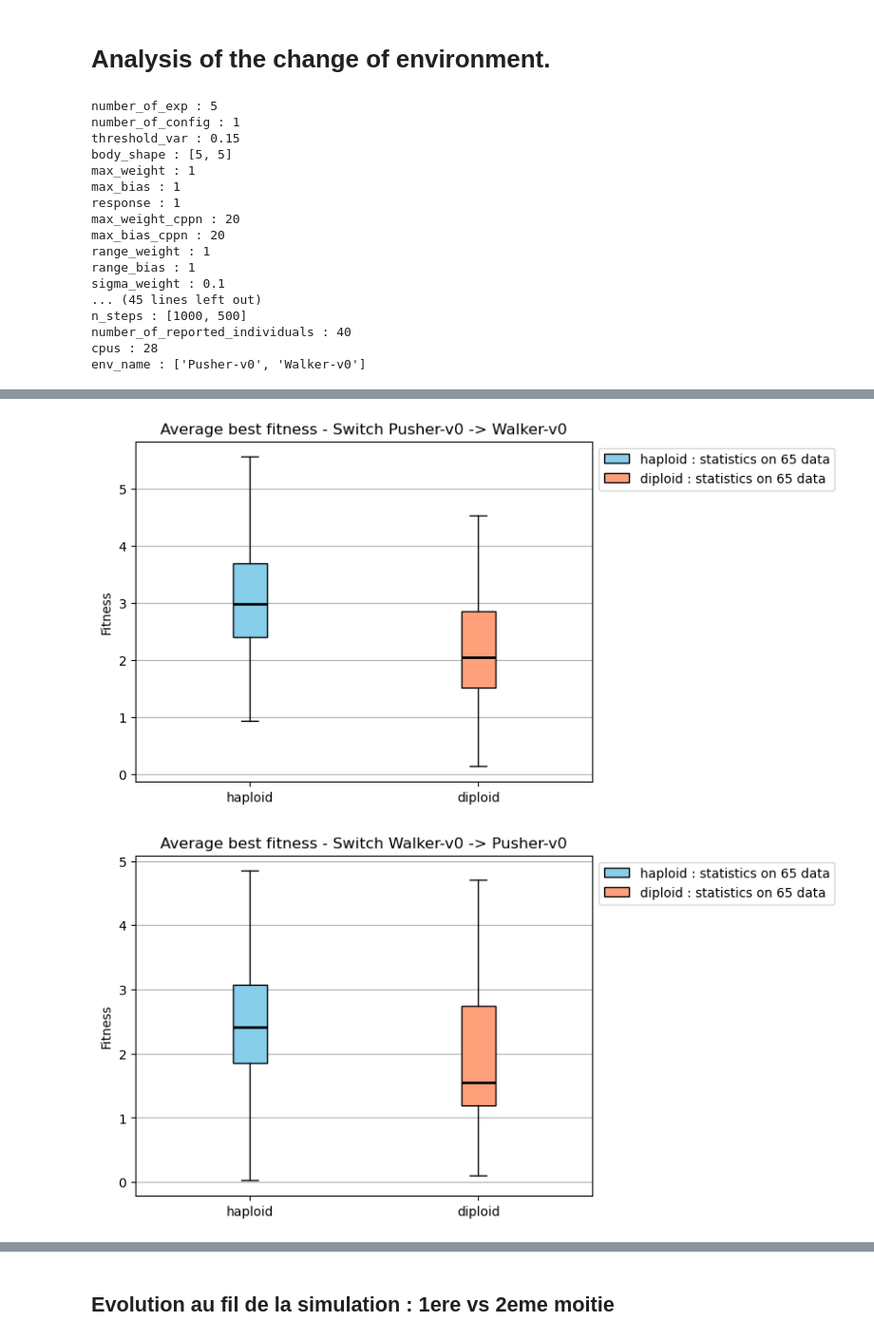
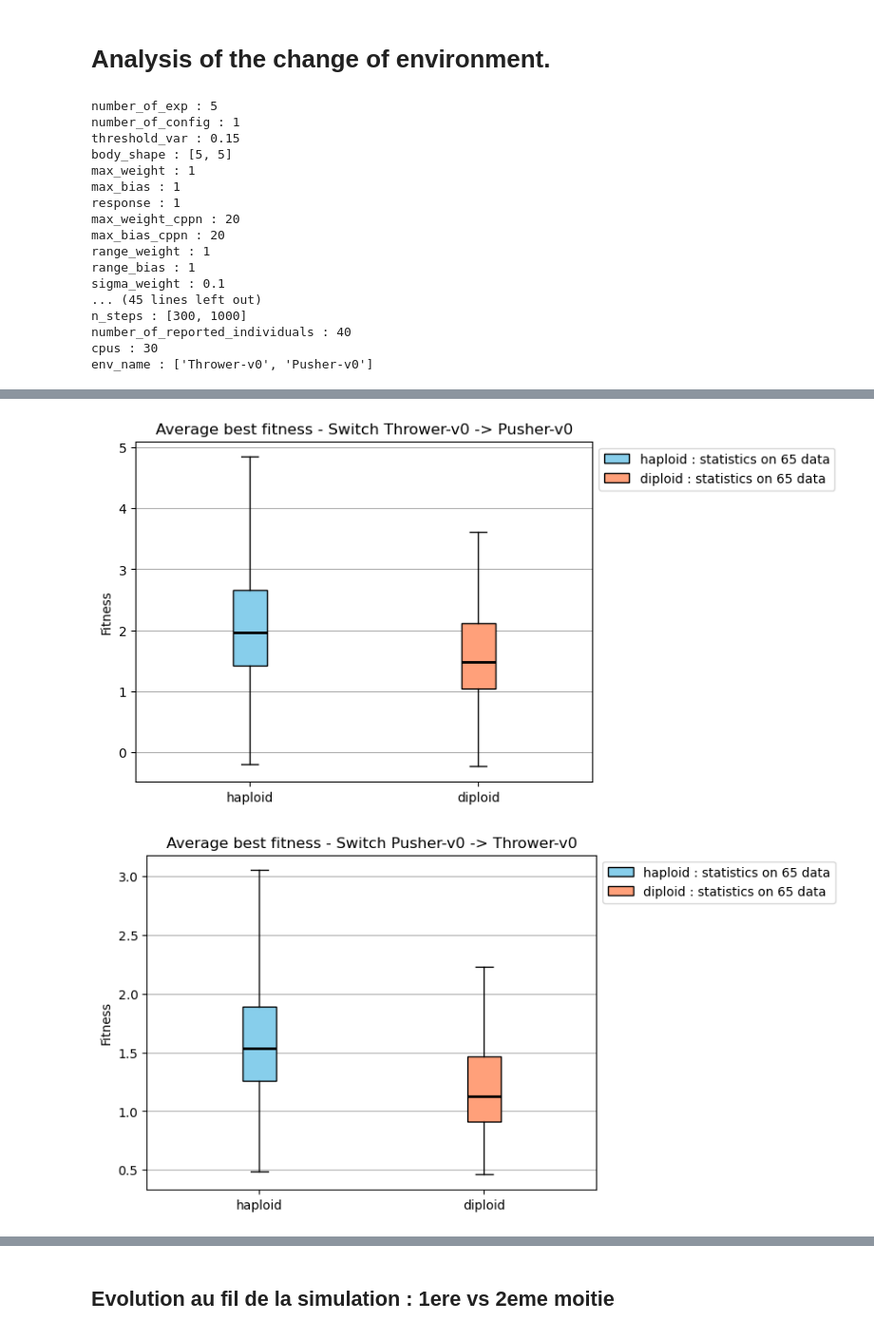
Before and after one commit to matteovacher/sgr-ecs-matteo, a Jupyter notebook: results_analysis/analysis8.ipynb, the cells around one changed output, grey strips where cells are left out. Shown at 95% size. Saved outputs shown, nothing was run; the diff lists cells and outputs as text; code cells hidden in the pictures.

```diff
--- a/results_analysis/analysis8.ipynb
+++ b/results_analysis/analysis8.ipynb
@@ -34,7 +34,7 @@ def transitions(all_gens, switch, kind):
     return res
 # %%
 # to change
-path = 'final7'
+path = 'final9'
 number = 1
 start_gen = 99         # on ignore les generations avant start_gen (temps de convergence)
 # end of to change
@@ -77,10 +77,10 @@ range_weight : 1
 range_bias : 1
 sigma_weight : 0.1
 ... (45 lines left out)
-n_steps : [1000, 500]
+n_steps : [300, 1000]
 number_of_reported_individuals : 40
-cpus : 28
-env_name : ['Pusher-v0', 'Walker-v0']
+cpus : 30
+env_name : ['Thrower-v0', 'Pusher-v0']
 # %%
 switch = haploid_data_config['switch']
 
@@ -157,7 +157,7 @@ def colore(bp) :
 
 
 kinds = ['start_0to1', 'start_1to0', 'end_env0', 'end_env1']
-titres = ['Switch Pusher-v0 -> Walker-v0', 'Switch Walker-v0 -> Pusher-v0', 'End Pusher-v0', 'End Walker-v0']
+titres = ['Switch Thrower-v0 -> Pusher-v0', 'Switch Pusher-v0 -> Thrower-v0', 'End Thrower-v0', 'End Pusher-v0']
 
 # best fit
 for kind, titre in zip(kinds, titres) :
@@ -200,2 +200,2 @@ for kind, titre in zip(kinds, titres) :
-[figure, old version]
+[figure, new version]
-[figure, old version]
+[figure, new version]
```
Also changed, not shown: parts of 3 cells of this notebook, 3 other files.
